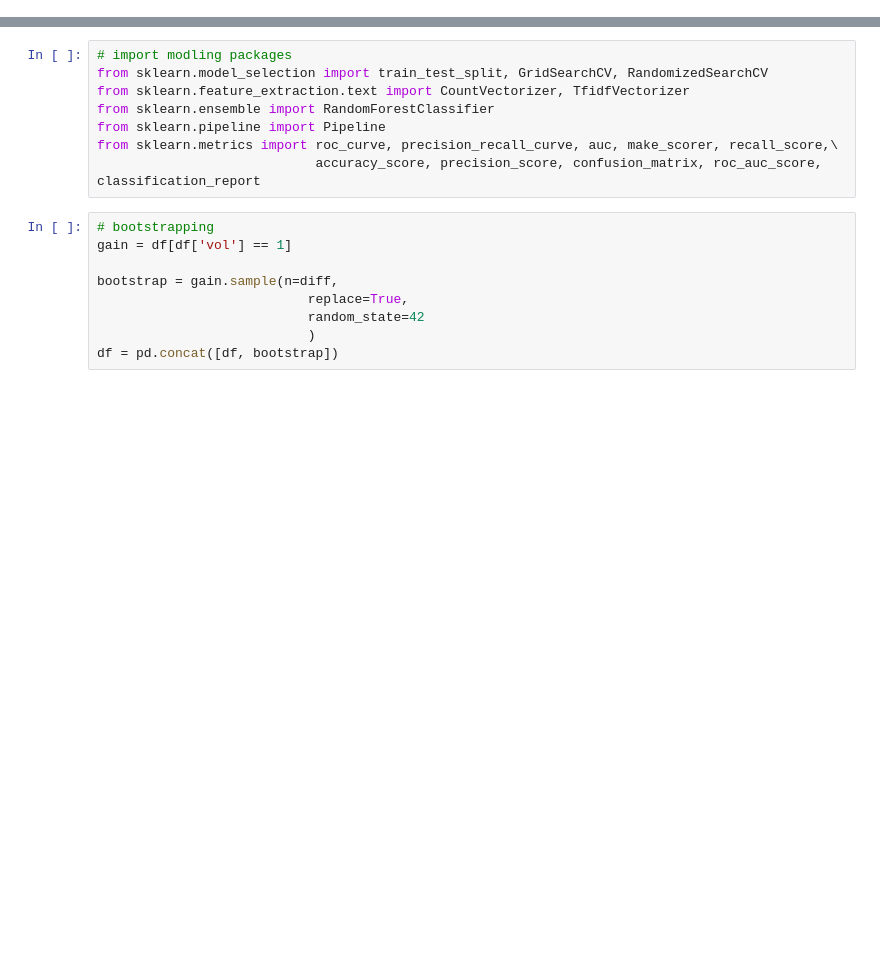
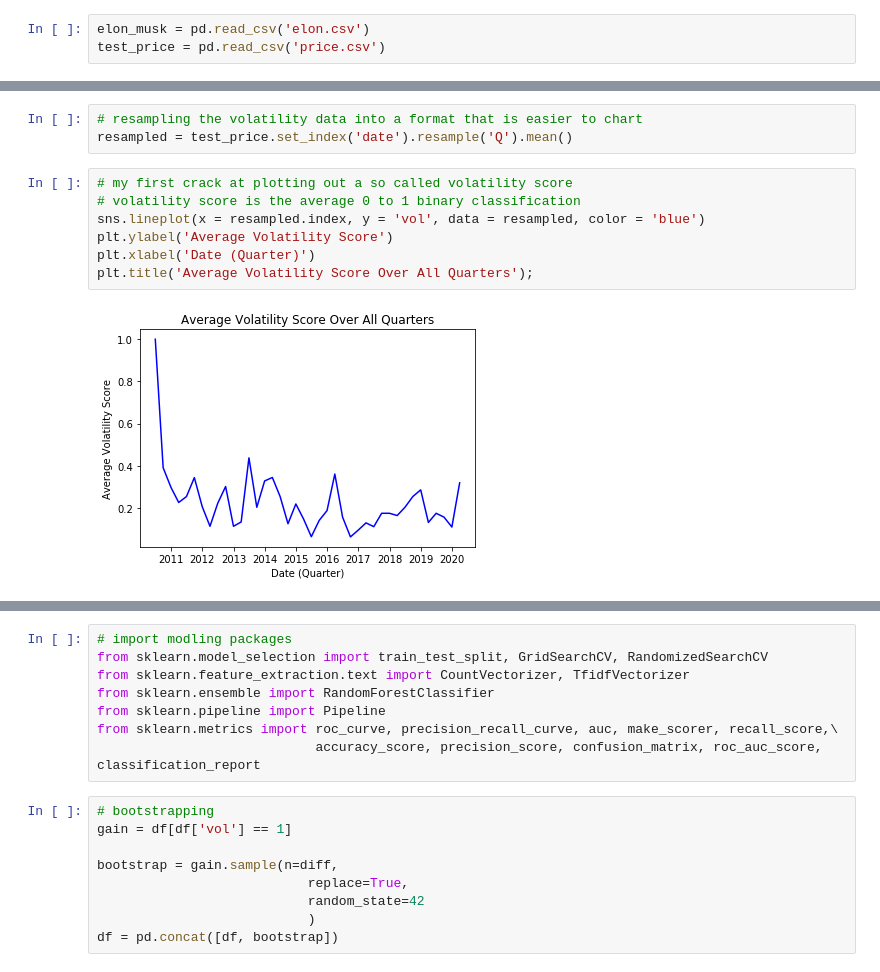
Before and after one commit to mono2010/Elon-Musk-Tweet-Classifier, a Jupyter notebook: elon_tweets.ipynb, the cells around one changed output, grey strips where cells are left out. Cells and saved outputs as stored; diff of their text form; blank space fills up the shorter version.

```diff
--- a/elon_tweets.ipynb
+++ b/elon_tweets.ipynb
@@ -100,0 +97,3 @@ Name: vol, dtype: int64
+# %%
+elon_musk = pd.read_csv('elon.csv')
+test_price = pd.read_csv('price.csv')
@@ -101,3 +114,15 @@ Name: vol, dtype: int64
+# %%
+# resampling the volatility data into a format that is easier to chart
+resampled = test_price.set_index('date').resample('Q').mean()
+# %%
+# my first crack at plotting out a so called volatility score
+# volatility score is the average 0 to 1 binary classification
+sns.lineplot(x = resampled.index, y = 'vol', data = resampled, color = 'blue')
+plt.ylabel('Average Volatility Score')
+plt.xlabel('Date (Quarter)')
+plt.title('Average Volatility Score Over All Quarters');
+# %% [output]
+[figure, added]
 # %%
 df.shape
 # %% [output]
```
Also changed, not shown: parts of 66 cells of this notebook, 7 other files.
